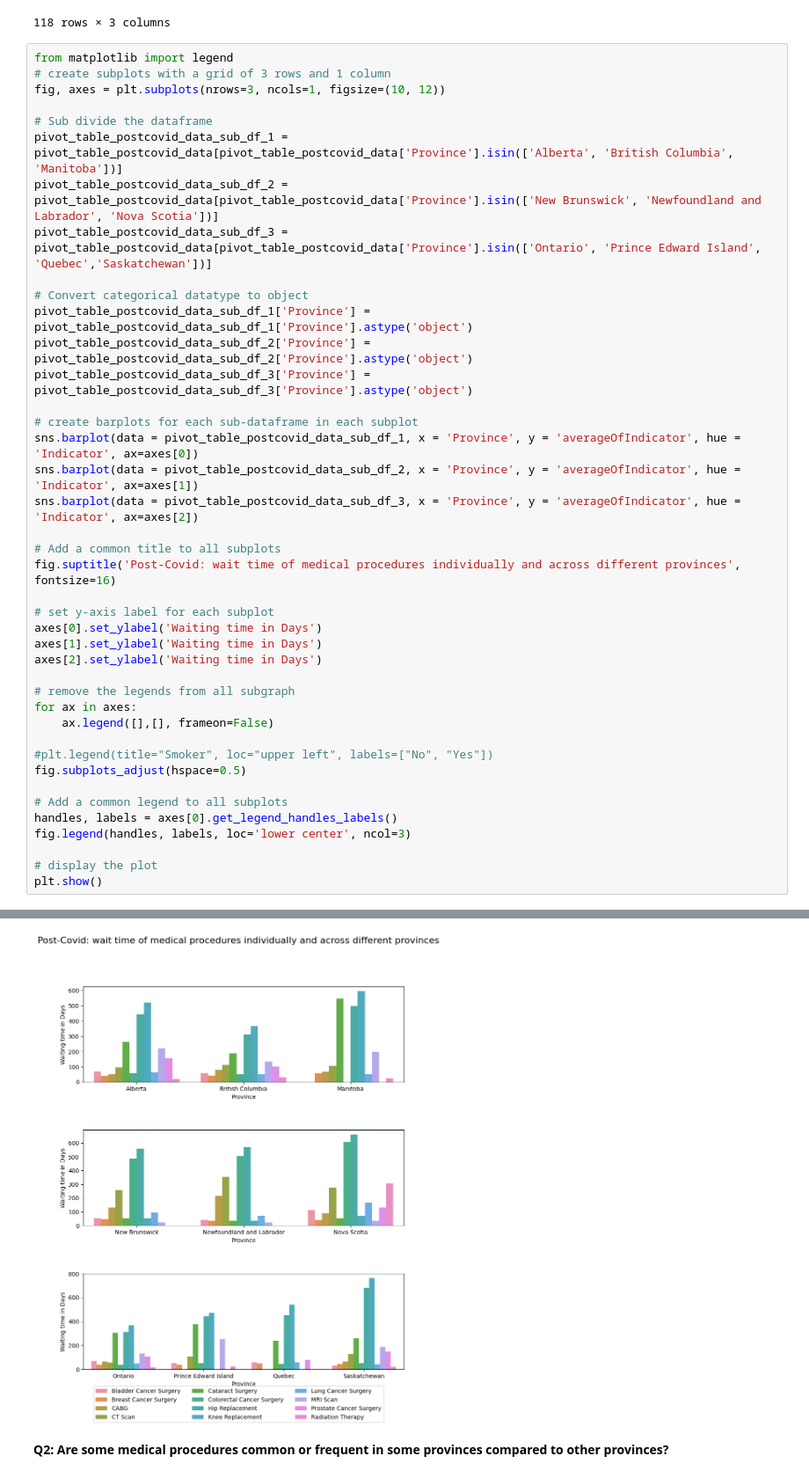
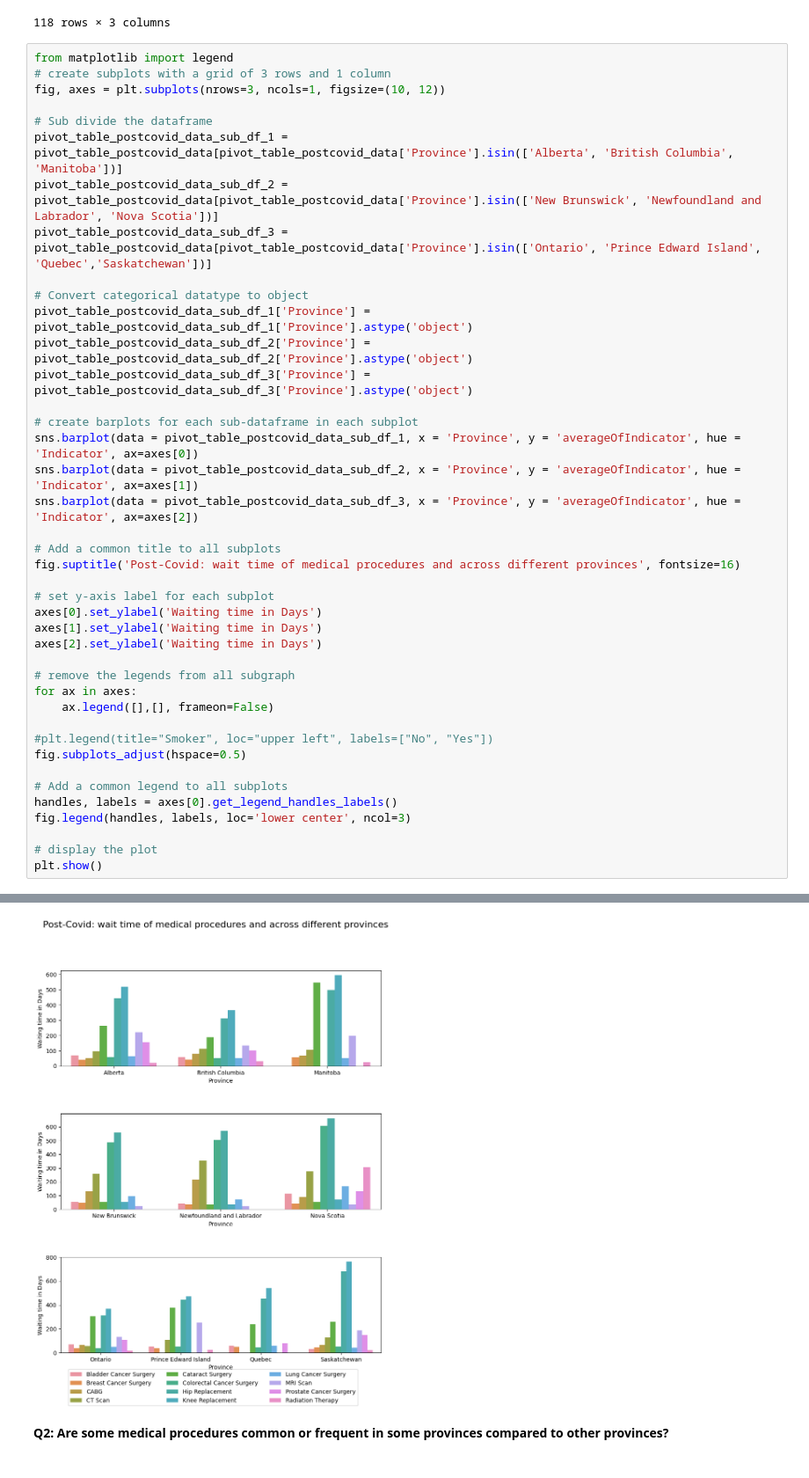
Before and after one commit to Aartizikre150/waiting-time-for-surgery-in-Canada, a Jupyter notebook: DAB_103_Project.ipynb, the cells around one changed output, grey strips where cells are left out. Shown at 88% size. Drawn from its saved outputs; the diff is of its cells as text.

```diff
--- a/DAB_103_Project.ipynb
+++ b/DAB_103_Project.ipynb
@@ -327,7 +327,7 @@ sns.barplot(data = pivot_table_postcovid_data_sub_df_2, x = 'Province', y = 'ave
 sns.barplot(data = pivot_table_postcovid_data_sub_df_3, x = 'Province', y = 'averageOfIndicator', hue = 'Indicator', ax=axes[2])
 
 # Add a common title to all subplots
-fig.suptitle('Post-Covid: wait time of medical procedures individually and across different provinces', fontsize=16)
+fig.suptitle('Post-Covid: wait time of medical procedures and across different provinces', fontsize=16)
 
 # set y-axis label for each subplot
 axes[0].set_ylabel('Waiting time in Days')
@@ -336,34 +336,34 @@ axes[2].set_ylabel('Waiting time in Days')
 
 # remove the legends from all subgraph
 for ax in axes:
     ax.legend([],[], frameon=False)
 
 #plt.legend(title="Smoker", loc="upper left", labels=["No", "Yes"])
 fig.subplots_adjust(hspace=0.5)
 
 # Add a common legend to all subplots
 handles, labels = axes[0].get_legend_handles_labels()
 fig.legend(handles, labels, loc='lower center', ncol=3)
 
 # display the plot
 plt.show()
 # %% [output]
 A value is trying to be set on a copy of a slice from a DataFrame.
 Try using .loc[row_indexer,col_indexer] = value instead
 
 See the caveats in the documentation: https://pandas.pydata.org/pandas-docs/stable/user_guide/indexing.html#returning-a-view-versus-a-copy
   pivot_table_postcovid_data_sub_df_1['Province'] = pivot_table_postcovid_data_sub_df_1['Province'].astype('object')
 A value is trying to be set on a copy of a slice from a DataFrame.
 Try using .loc[row_indexer,col_indexer] = value instead
 
 See the caveats in the documentation: https://pandas.pydata.org/pandas-docs/stable/user_guide/indexing.html#returning-a-view-versus-a-copy
   pivot_table_postcovid_data_sub_df_2['Province'] = pivot_table_postcovid_data_sub_df_2['Province'].astype('object')
 A value is trying to be set on a copy of a slice from a DataFrame.
 Try using .loc[row_indexer,col_indexer] = value instead
 
 See the caveats in the documentation: https://pandas.pydata.org/pandas-docs/stable/user_guide/indexing.html#returning-a-view-versus-a-copy
   pivot_table_postcovid_data_sub_df_3['Province'] = pivot_table_postcovid_data_sub_df_3['Province'].astype('object')
-[figure, old version]
+[figure, new version]
 # %% [markdown]
 **Q2: Are some medical procedures common or frequent in some provinces compared to other provinces?**
 # %%
```
Also changed, not shown: parts of 2 cells of this notebook.
